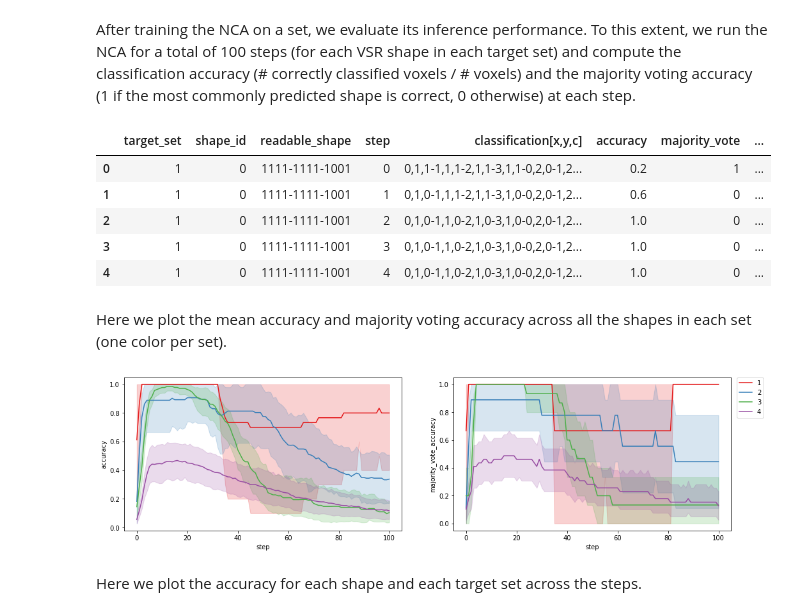
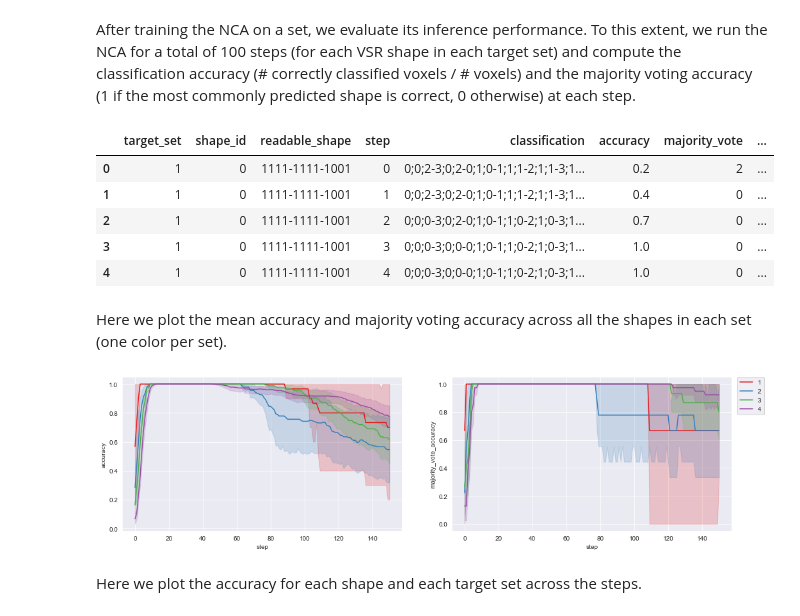
Before and after one commit to giorgia-nadizar/nca-vsr-classification, a Jupyter notebook: classifications/classification_analysis.ipynb, the cells around one changed output. Cells and saved outputs as stored; diff of their text form; code cells hidden in the pictures.

```diff
--- a/classifications/classification_analysis.ipynb
+++ b/classifications/classification_analysis.ipynb
@@ -54,16 +54,16 @@ plt.show()
 After training the NCA on a set, we evaluate its inference performance.
 To this extent, we run the NCA for a total of 100 steps (for each VSR shape in each target set) and compute the classification accuracy (# correctly classified voxels / # voxels) and the majority voting accuracy (1 if the most commonly predicted shape is correct, 0 otherwise) at each step.
 # %%
-df = pd.read_csv("classification.txt", sep=";")
+df = pd.read_csv("larger_net_classification.csv")
 df["majority_vote_accuracy"] = np.where(df.shape_id == df.majority_vote, 1, 0)
 df.head()
 # %% [output]
-|  | target_set | shape_id | readable_shape | step | classification[x,y,c] | accuracy | majority_vote | ... |
-| 0 | 1 | 0 | 1111-1111-1001 | 0 | 0,1,1-1,1,1-2,1,1-3,1,1-0,2,0-1,2... | 0.2 | 1 | ... |
-| 1 | 1 | 0 | 1111-1111-1001 | 1 | 0,1,0-1,1,1-2,1,1-3,1,0-0,2,0-1,2... | 0.6 | 0 | ... |
-| 2 | 1 | 0 | 1111-1111-1001 | 2 | 0,1,0-1,1,0-2,1,0-3,1,0-0,2,0-1,2... | 1.0 | 0 | ... |
-| 3 | 1 | 0 | 1111-1111-1001 | 3 | 0,1,0-1,1,0-2,1,0-3,1,0-0,2,0-1,2... | 1.0 | 0 | ... |
-| 4 | 1 | 0 | 1111-1111-1001 | 4 | 0,1,0-1,1,0-2,1,0-3,1,0-0,2,0-1,2... | 1.0 | 0 | ... |
+|  | target_set | shape_id | readable_shape | step | classification | accuracy | majority_vote | ... |
+| 0 | 1 | 0 | 1111-1111-1001 | 0 | 0;0;2-3;0;2-0;1;0-1;1;1-2;1;1-3;1... | 0.2 | 2 | ... |
+| 1 | 1 | 0 | 1111-1111-1001 | 1 | 0;0;2-3;0;2-0;1;0-1;1;1-2;1;1-3;1... | 0.4 | 0 | ... |
+| 2 | 1 | 0 | 1111-1111-1001 | 2 | 0;0;0-3;0;2-0;1;0-1;1;0-2;1;0-3;1... | 0.7 | 0 | ... |
+| 3 | 1 | 0 | 1111-1111-1001 | 3 | 0;0;0-3;0;0-0;1;0-1;1;0-2;1;0-3;1... | 1.0 | 0 | ... |
+| 4 | 1 | 0 | 1111-1111-1001 | 4 | 0;0;0-3;0;0-0;1;0-1;1;0-2;1;0-3;1... | 1.0 | 0 | ... |
 # %% [markdown]
 Here we plot the mean accuracy and majority voting accuracy across all the shapes in each set (one color per set).
 # %%
@@ -74,7 +74,7 @@ sns.lineplot(data=df, x="step", y="majority_vote_accuracy", hue="target_set", ax
 plt.legend(bbox_to_anchor=(1.02, 1), loc="upper left", borderaxespad=0)
 plt.show()
 # %% [output]
-[figure, old version]
+[figure, new version]
 # %% [markdown]
 Here we plot the accuracy for each shape and each target set across the steps.
 # %%
```
Also changed, not shown: parts of 4 cells of this notebook, 31 other files.
